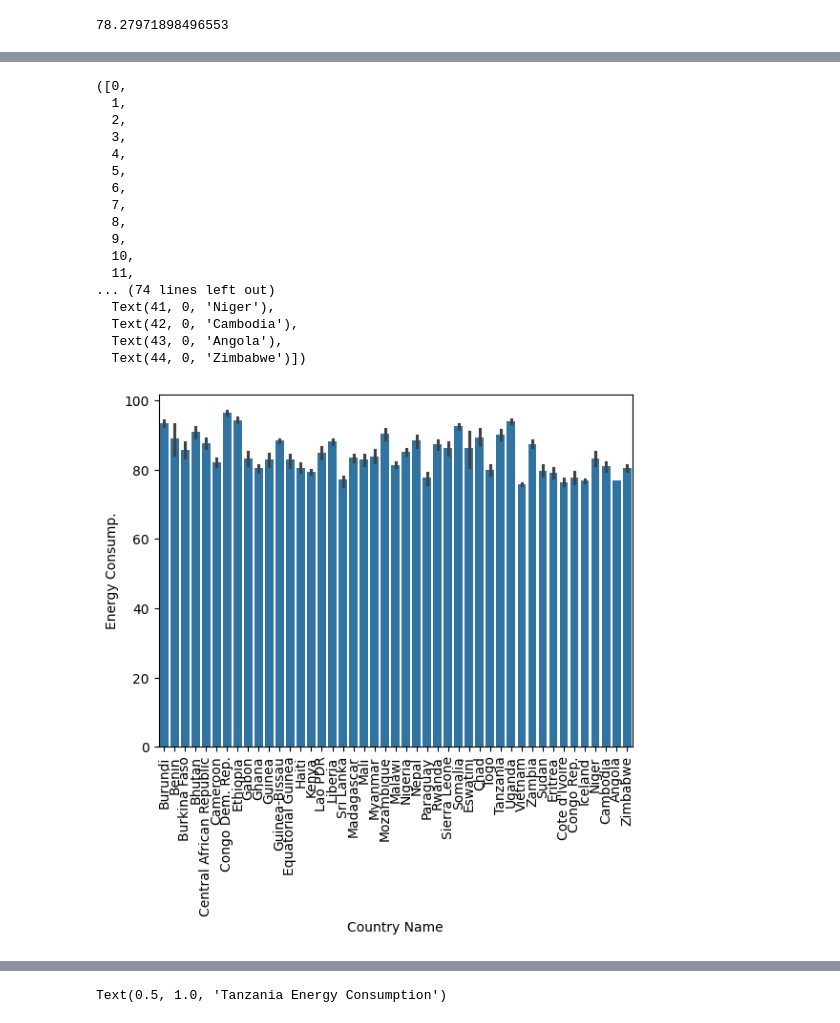
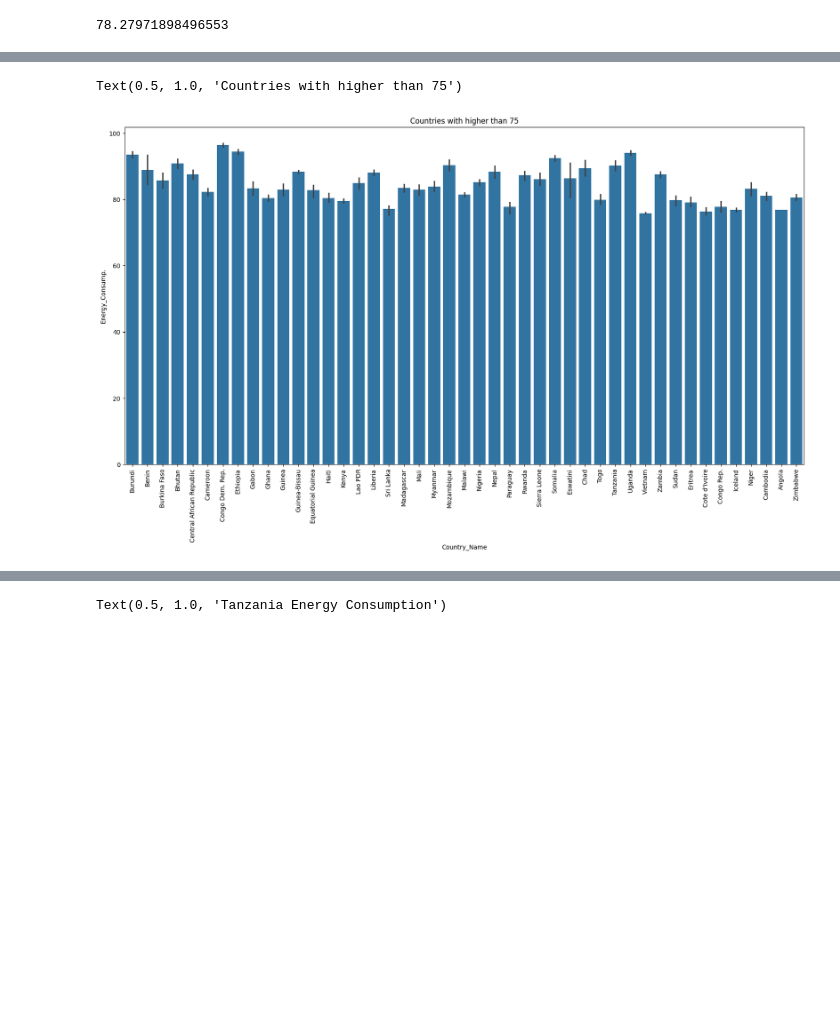
Before and after one commit to Juma-Atanas/Internship_AFRCDA, a Jupyter notebook: templates.ipynb, the cells around one changed output, grey strips where cells are left out. Saved outputs shown, nothing was run; the diff lists cells and outputs as text; code cells hidden in the pictures; blank space fills up the shorter version.

```diff
--- a/templates.ipynb
+++ b/templates.ipynb
@@ -13,2 +69,2 @@ Read the dataset
 # %%
-data=pd.read_csv(r'c:\Users\TONNY\Documents\Downloads\WorldBank_Renewabl_ Energy_Consumption.csv', delimiter=',', header='infer')
+data=pd.read_csv(r'c:\Users\TONNY\Documents\Downloads\WorldBank_Renewabl_ Energy_Consumption.csv', delimiter=',', header='infer', parse_dates = ['Year'])
@@ -120,3 +190,10 @@ Kenya=data[data['Country Name']=='Kenya'].reset_index()
+# %%
+#Kenya=data[data['Country Name']=='Kenya'].reset_index()
+#data.query("Region=='Middle East & North Africa'").info()
+data.columns=[column.replace(" ", "_") for column in data.columns] #for the query to work i have replaced spaces to compine separreted words
+Kenya=data.query("Country_Name == 'Kenya'")
+#data.columns
+#data[data['Country Name']=='Kenya']
 # %%
 Kenya.head()
 # %% [output]
@@ -222,3 +279,4 @@ plt.xticks(rotation=90)
 # %%
-data3=data[data['Energy Consump.']>75]
+data3=data[data['Energy_Consump.']>75]
+data3.sort_values(by='Energy_Consump.', ascending=False)
 #data4=data3.to_frame()
@@ -239,26 +311,11 @@ data3
 | 6067 | GAB | Gabon | Upper middle income | EG.FEC.RNEW.ZS | Renewable energy consumption (% o... | Sub-Saharan Africa | 1/1/2018 | ... |
 925 rows × 8 columns
 # %%
-sns.barplot(data=data3, x='Country Name', y='Energy Consump.')
+plt.figure(figsize=(20,10))
+sns.barplot(data=data3, x='Country_Name', y='Energy_Consump.')
 plt.xticks(rotation=90)
 plt.title('Countries with higher than 75')
 # %% [output]
-([0,
-  1,
-  2,
-  3,
-  4,
-  5,
-  6,
-  7,
-  8,
-  9,
-  10,
-  11,
-... (74 lines left out)
-  Text(41, 0, 'Niger'),
-  Text(42, 0, 'Cambodia'),
-  Text(43, 0, 'Angola'),
-  Text(44, 0, 'Zimbabwe')])
+Text(0.5, 1.0, 'Countries with higher than 75')
-[figure, old version]
+[figure, new version]
 # %%
```
Also changed, not shown: parts of 71 cells of this notebook.
